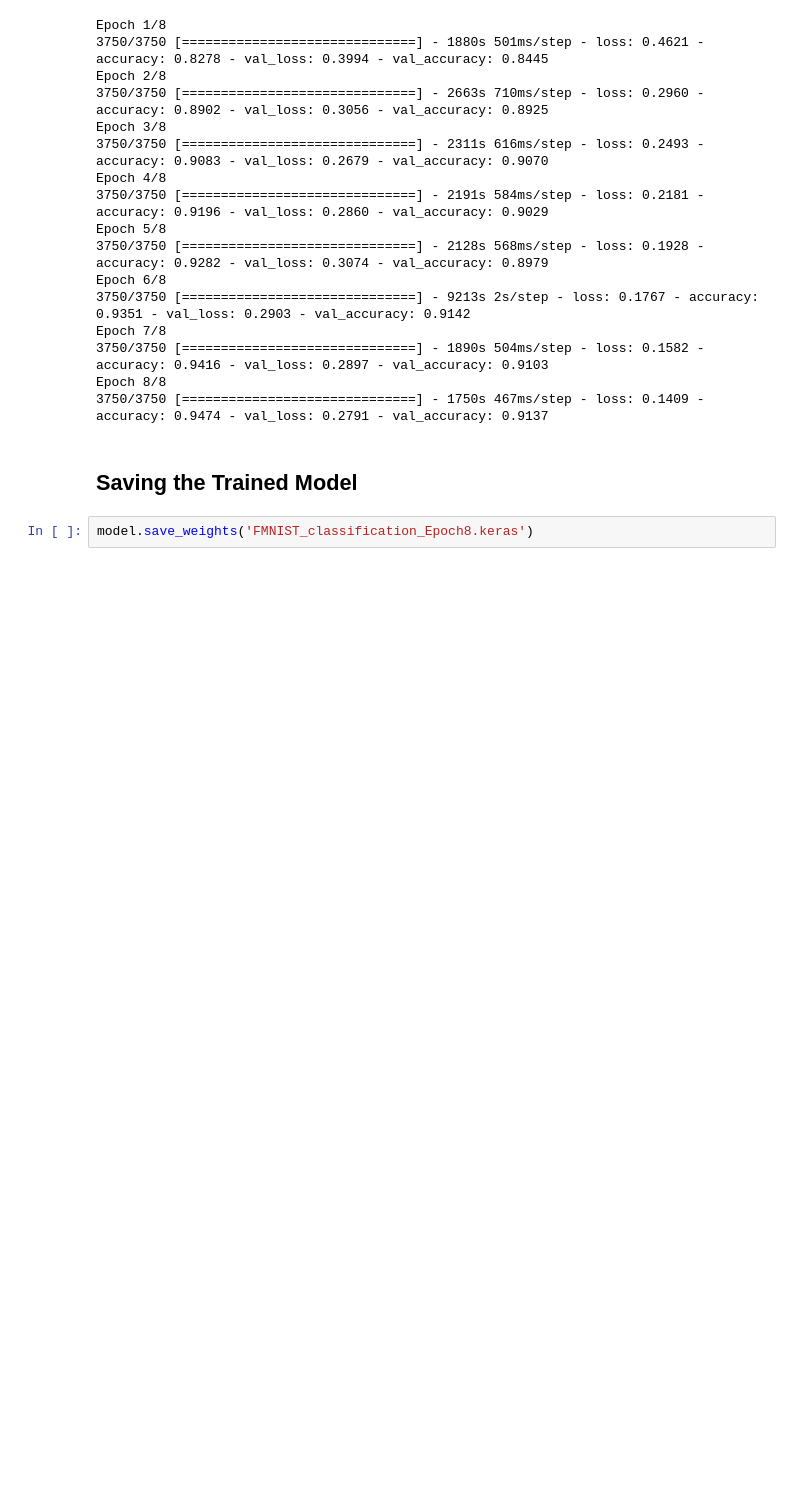
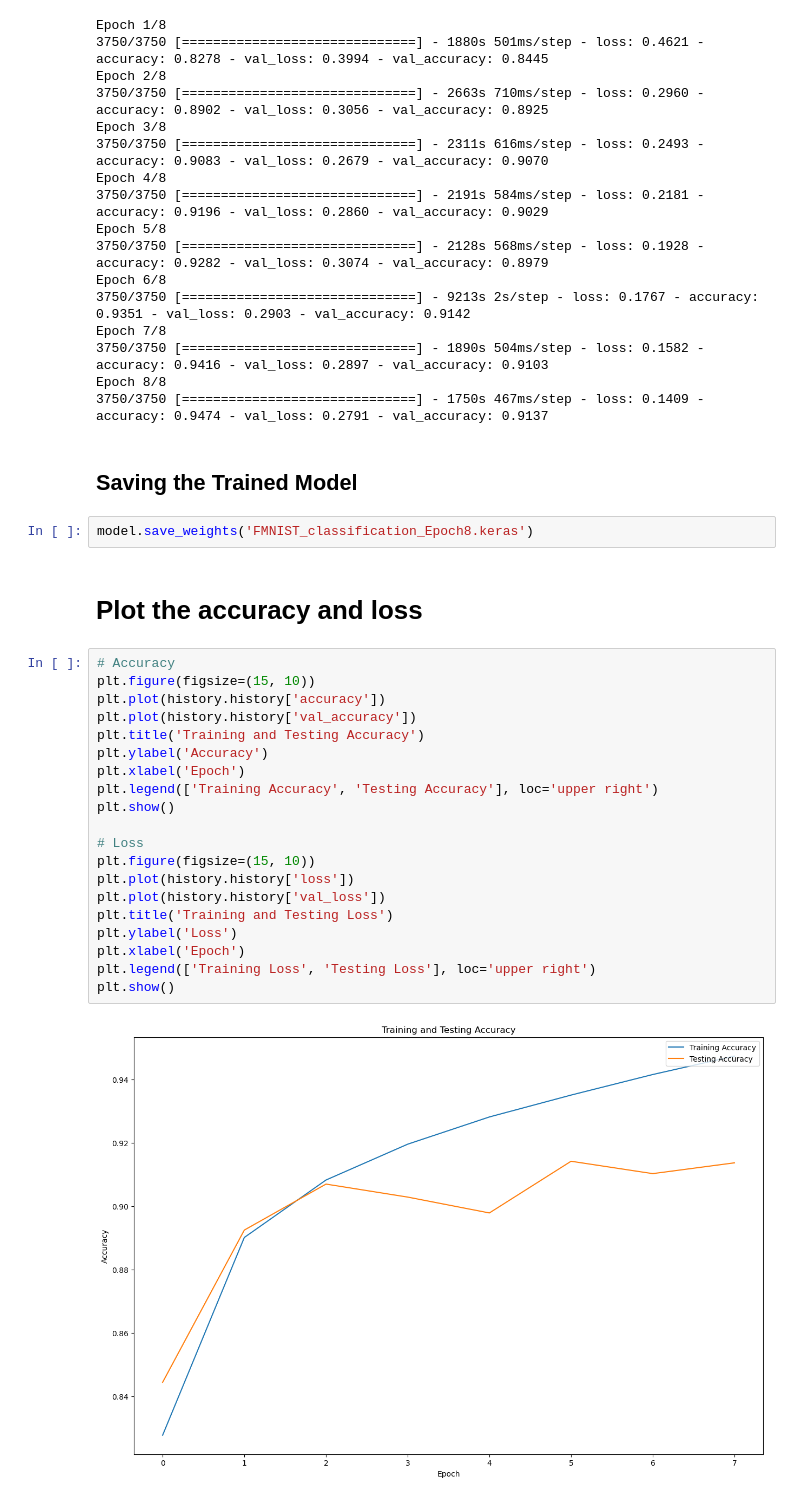
Before and after one commit to Priyagha/Fashion_MNIST, a Jupyter notebook: Fashion_MNIST_classification.ipynb, the cells around one changed output. Cells and saved outputs as stored; diff of their text form; blank space fills up the shorter version.

Commit message:
Visualizing Model Accuracy and Loss

```diff
--- a/Fashion_MNIST_classification.ipynb
+++ b/Fashion_MNIST_classification.ipynb
@@ -125,3 +145,27 @@ Epoch 8/8
 ## Saving the Trained Model
 # %%
 model.save_weights('FMNIST_classification_Epoch8.keras')
+# %% [markdown]
+# Plot the accuracy and loss
+# %%
+# Accuracy
+plt.figure(figsize=(15, 10))
+plt.plot(history.history['accuracy'])
+plt.plot(history.history['val_accuracy'])
+plt.title('Training and Testing Accuracy')
+plt.ylabel('Accuracy')
+plt.xlabel('Epoch')
+plt.legend(['Training Accuracy', 'Testing Accuracy'], loc='upper right')
+plt.show()
+
+# Loss
+plt.figure(figsize=(15, 10))
+plt.plot(history.history['loss'])
+plt.plot(history.history['val_loss'])
+plt.title('Training and Testing Loss')
+plt.ylabel('Loss')
+plt.xlabel('Epoch')
+plt.legend(['Training Loss', 'Testing Loss'], loc='upper right')
+plt.show()
+# %% [output]
+[figure, added]
```
Also changed, not shown: parts of 2 cells of this notebook.
